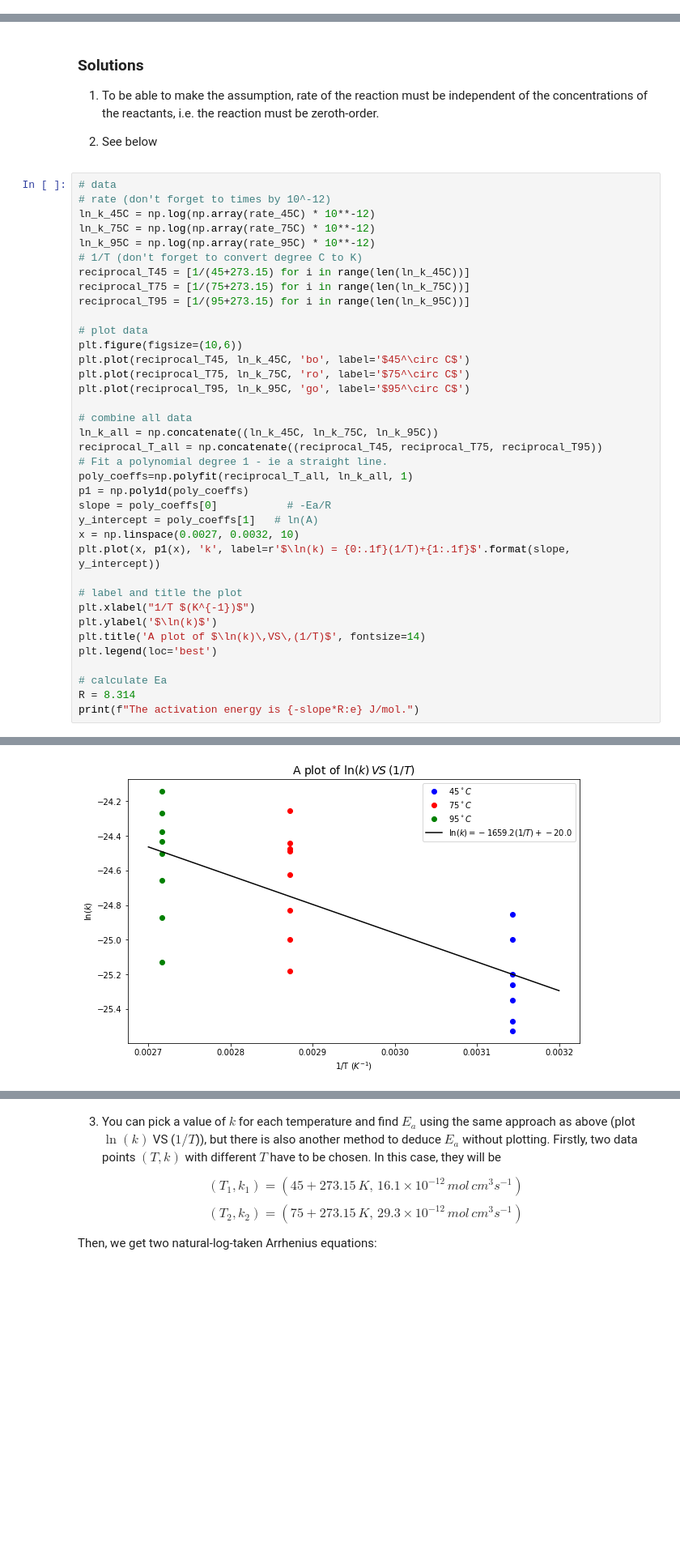
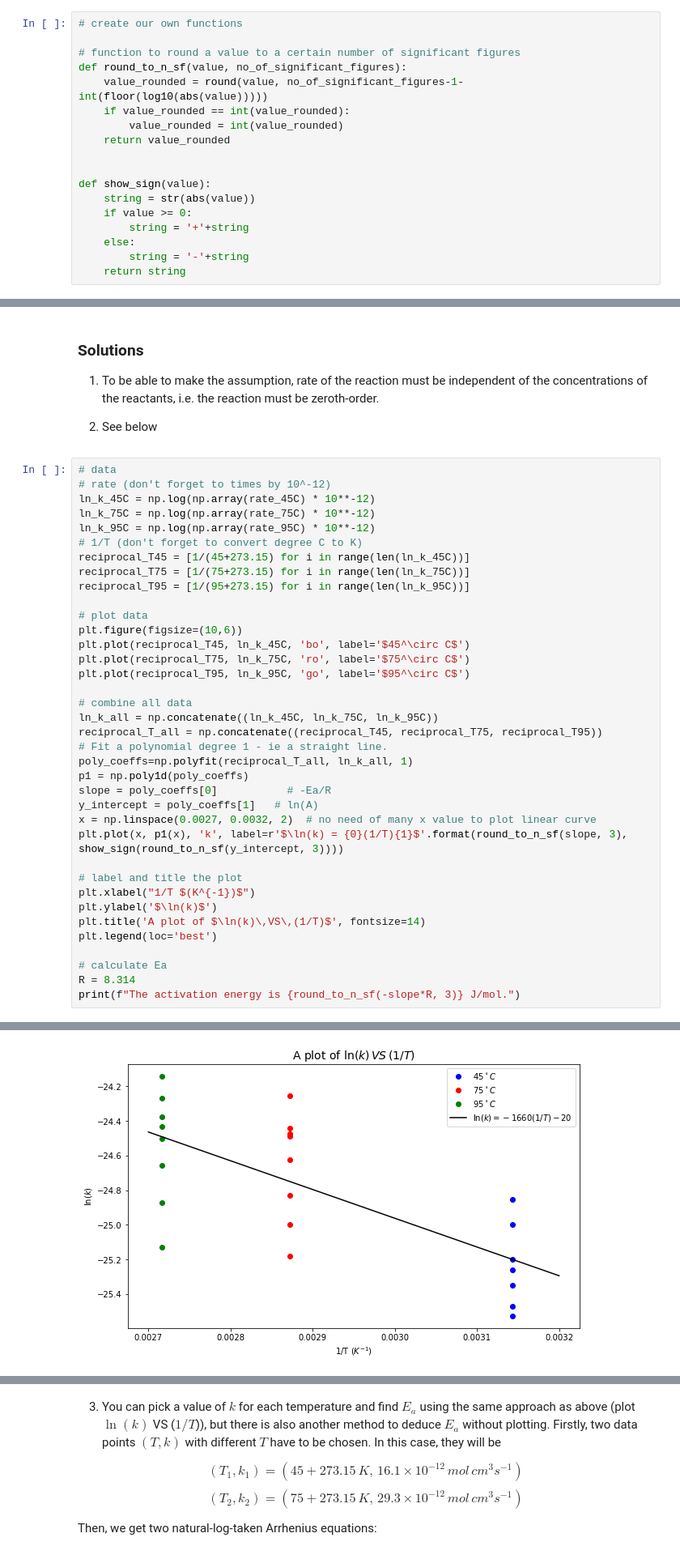
Before and after one commit to primer-computational-mathematics/book, a Jupyter notebook: notebooks/d_geosciences/Low-Temperature Geochemistry/Arrhenius_Equation.ipynb, the cells around one changed output, grey strips where cells are left out. Shown: that part at 81% size. Saved outputs shown, nothing was run; the diff lists cells and outputs as text; blank space fills up the shorter version.

```diff
--- a/notebooks/d_geosciences/Low-Temperature Geochemistry/Arrhenius_Equation.ipynb
+++ b/notebooks/d_geosciences/Low-Temperature Geochemistry/Arrhenius_Equation.ipynb
@@ -40,3 +41,21 @@ from IPython.display import display
+# %%
+# create our own functions
+
+# function to round a value to a certain number of significant figures
+def round_to_n_sf(value, no_of_significant_figures):
+    value_rounded = round(value, no_of_significant_figures-1-int(floor(log10(abs(value)))))
+    if value_rounded == int(value_rounded):
+        value_rounded = int(value_rounded)
+    return value_rounded
+
+
+def show_sign(value):
+    string = str(abs(value))
+    if value >= 0:
+        string = '+'+string
+    else:
+        string = '-'+string
+    return string
 # %% [markdown]
 ## Anorthite Dissolution
 
@@ -123,8 +145,8 @@ poly_coeffs=np.polyfit(reciprocal_T_all, ln_k_all, 1)
 p1 = np.poly1d(poly_coeffs)
 slope = poly_coeffs[0]           # -Ea/R
 y_intercept = poly_coeffs[1]   # ln(A)
-x = np.linspace(0.0027, 0.0032, 10)
-plt.plot(x, p1(x), 'k', label=r'$\ln(k) = {0:.1f}(1/T)+{1:.1f}$'.format(slope, y_intercept))
+x = np.linspace(0.0027, 0.0032, 2)  # no need of many x value to plot linear curve
+plt.plot(x, p1(x), 'k', label=r'$\ln(k) = {0}(1/T){1}$'.format(round_to_n_sf(slope, 3), show_sign(round_to_n_sf(y_intercept, 3))))
 
 # label and title the plot
 plt.xlabel("1/T $(K^{-1})$")
@@ -134,5 +156,5 @@ plt.legend(loc='best')
 
 # calculate Ea
 R = 8.314
-print(f"The activation energy is {-slope*R:e} J/mol.")
+print(f"The activation energy is {round_to_n_sf(-slope*R, 3)} J/mol.")
 # %% [output]
@@ -140,4 +162,4 @@ The activation energy is 1.379474e+04 J/mol.
-[figure, old version]
+[figure, new version]
 # %% [markdown]
 From the plot above, so
 
```
Also changed, not shown: parts of 5 cells of this notebook, 11 other files.
